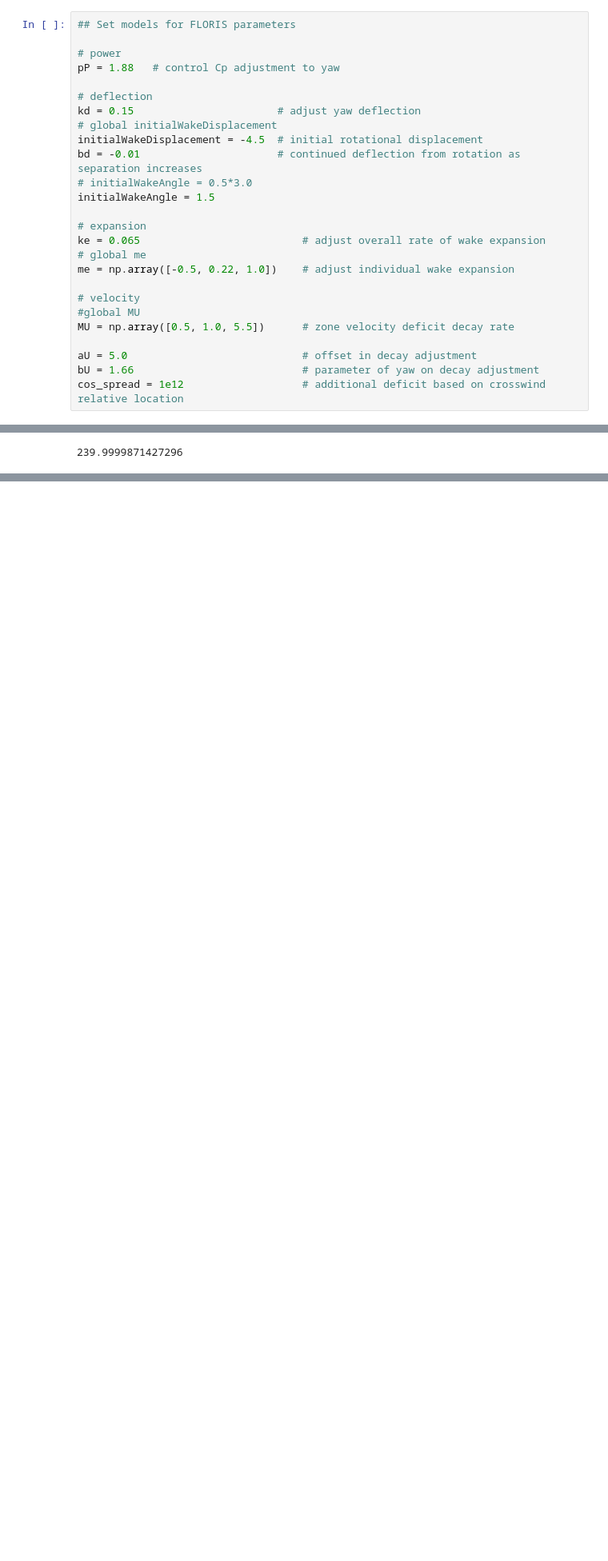
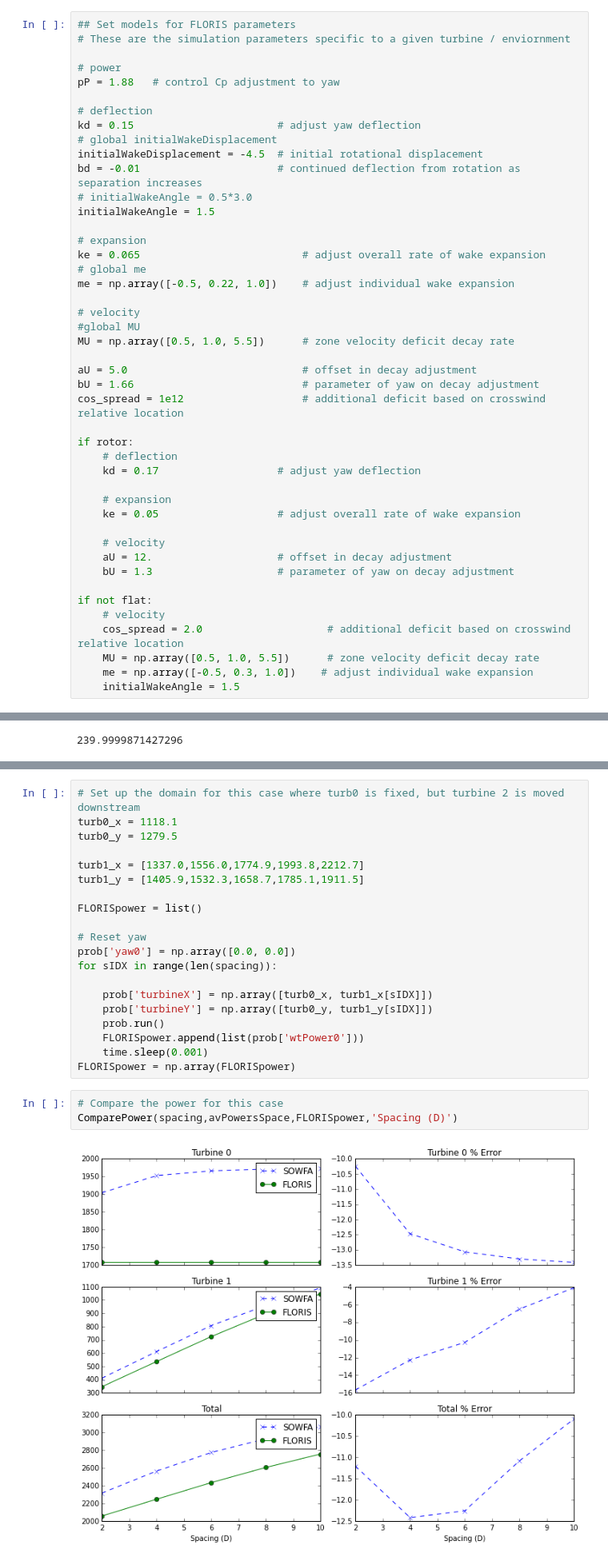
Before and after one commit to WISDEM/FLORISSE, a Jupyter notebook: doc/tune/tuningNotebook/tuneNREL5MW.ipynb, the cells around one changed output, grey strips where cells are left out. Shown at 80% size. Saved outputs shown, nothing was run; the diff lists cells and outputs as text; blank space fills up the shorter version.

```diff
--- a/doc/tune/tuningNotebook/tuneNREL5MW.ipynb
+++ b/doc/tune/tuningNotebook/tuneNREL5MW.ipynb
@@ -49,6 +66,7 @@ else:
     differentiable = False
 # %%
 ## Set models for FLORIS parameters
+# These are the simulation parameters specific to a given turbine / enviornment
 
 # power
 pP = 1.88   # control Cp adjustment to yaw
@@ -73,6 +91,24 @@ MU = np.array([0.5, 1.0, 5.5])      # zone velocity deficit decay rate
 aU = 5.0                            # offset in decay adjustment
 bU = 1.66                           # parameter of yaw on decay adjustment
 cos_spread = 1e12                   # additional deficit based on crosswind relative location
+
+if rotor:
+    # deflection
+    kd = 0.17                   # adjust yaw deflection
+
+    # expansion
+    ke = 0.05                   # adjust overall rate of wake expansion
+
+    # velocity
+    aU = 12.                    # offset in decay adjustment
+    bU = 1.3                    # parameter of yaw on decay adjustment
+
+if not flat:
+    # velocity
+    cos_spread = 2.0                    # additional deficit based on crosswind relative location
+    MU = np.array([0.5, 1.0, 5.5])      # zone velocity deficit decay rate
+    me = np.array([-0.5, 0.3, 1.0])    # adjust individual wake expansion
+    initialWakeAngle = 1.5
 # %%
 # Load the Cp table for NREL 5MW
 NREL5MWCPCT = pickle.load(open('../NREL5MWCPCT_smooth_dict.p'))
@@ -266,0 +291,25 @@ spacing,avPowersSpace
+# %%
+# Set up the domain for this case where turb0 is fixed, but turbine 2 is moved downstream
+turb0_x = 1118.1
+turb0_y = 1279.5
+
+turb1_x = [1337.0,1556.0,1774.9,1993.8,2212.7]
+turb1_y = [1405.9,1532.3,1658.7,1785.1,1911.5]
+
+FLORISpower = list()
+
+# Reset yaw
+prob['yaw0'] = np.array([0.0, 0.0])
+for sIDX in range(len(spacing)):
+
+    prob['turbineX'] = np.array([turb0_x, turb1_x[sIDX]])
+    prob['turbineY'] = np.array([turb0_y, turb1_y[sIDX]])
+    prob.run()
+    FLORISpower.append(list(prob['wtPower0']))
+    time.sleep(0.001)
+FLORISpower = np.array(FLORISpower)
+# %%
+# Compare the power for this case
+ComparePower(spacing,avPowersSpace,FLORISpower,'Spacing (D)')
+# %% [output]
+[figure, added]
```
Also changed, not shown: parts of 39 cells of this notebook.
